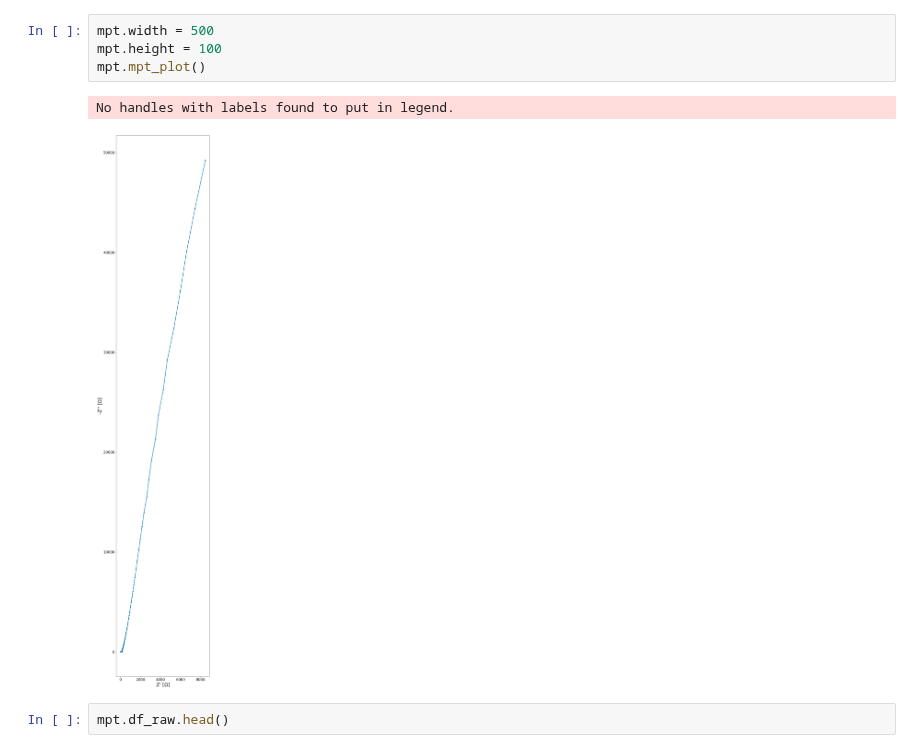
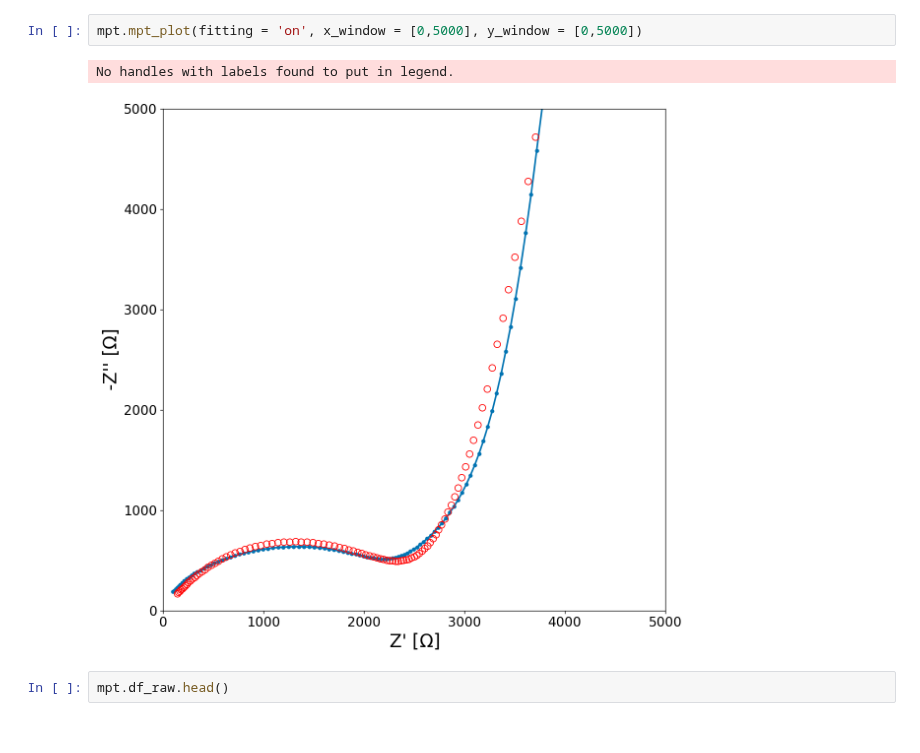
Before and after one commit to WildcatDiscovery/EIS_Manager, a Jupyter notebook: utils/test.ipynb, the cells around one changed output. Drawn from its saved outputs; the diff is of its cells as text.

```diff
--- a/utils/test.ipynb
+++ b/utils/test.ipynb
@@ -103,13 +126,11 @@ mpt.guesser(circuit = 'R-RQ-Q')
 # %% [output]
 |  | file | fit_Rs | fit_R1 | fit_n1 | fit_fs1 | fit_Q1 | fit_Q | fit_n2 |
 | 0 | DE_104_1_30_trimmed.mpt | 181.314956 | 6597.988141 | 0.749495 | 31151.715589 | 1.638755e-08 | 4.055879e-07 | 0.730068 |
-# %%
-mpt.width = 500
-mpt.height = 100
-mpt.mpt_plot()
-# %% [output]
-No handles with labels found to put in legend.
-[figure, removed]
+# %%
+mpt.mpt_plot(fitting = 'on', x_window = [0,5000], y_window = [0,5000])
+# %% [output]
+No handles with labels found to put in legend.
+[figure, added]
 # %%
 mpt.df_raw.head()
 # %% [output]
```
Also changed, not shown: parts of 5 cells of this notebook, 2 other files.
